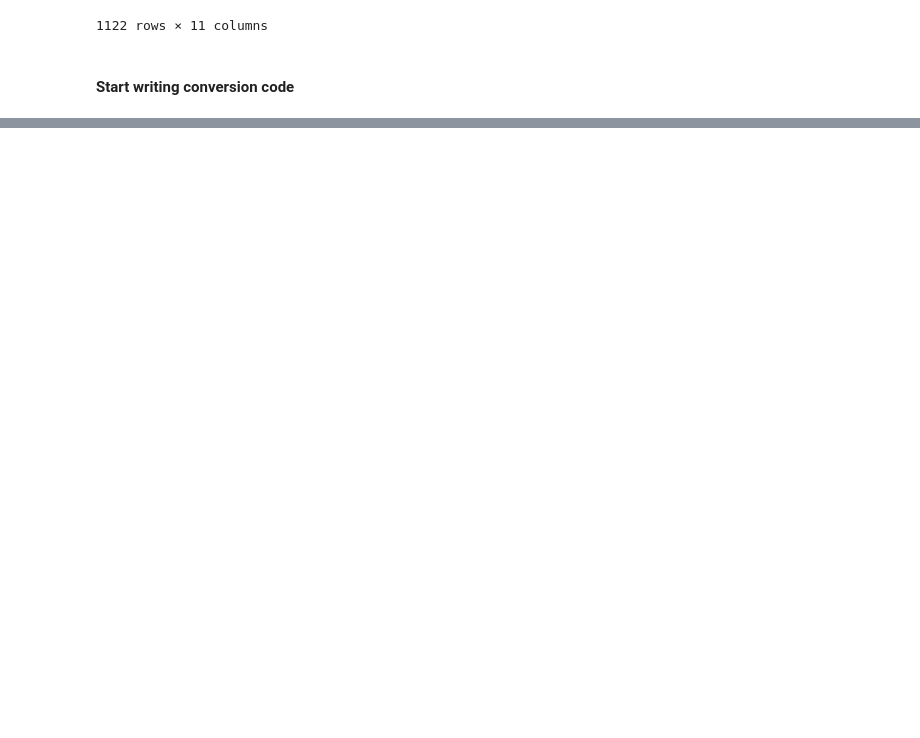
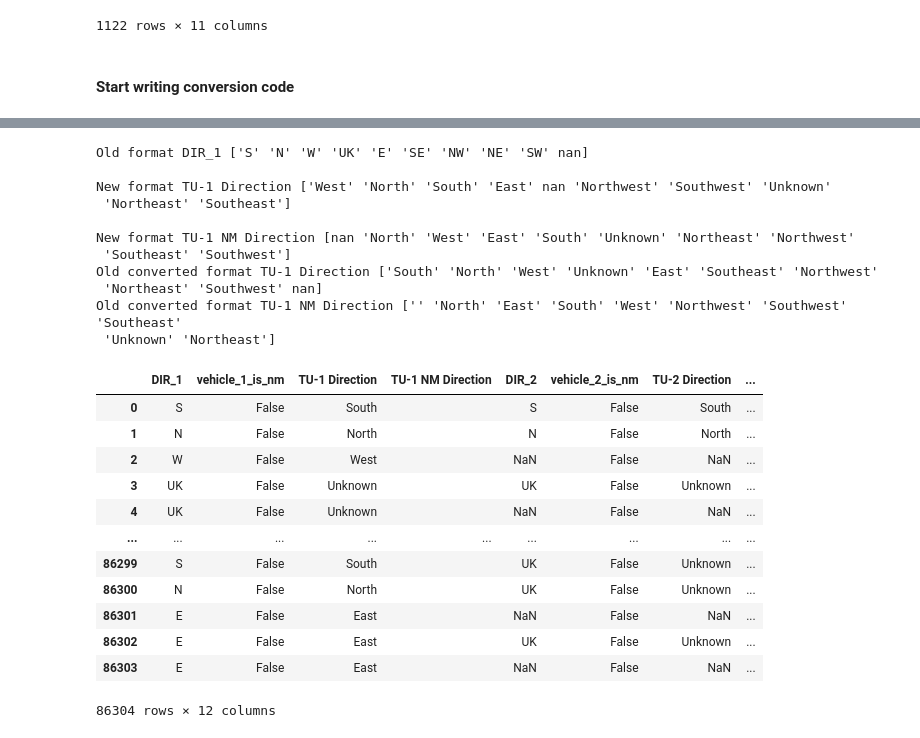
Before and after one commit to haley-northrup/beautiful_cos_data_analysis, a Jupyter notebook: sandbox/CDOT_convert_old_to_new_format-part2-scratch.ipynb, the cells around one changed output, grey strips where cells are left out. Cells and saved outputs as stored; diff of their text form; code cells hidden in the pictures; blank space fills up the shorter version.

```diff
--- a/sandbox/CDOT_convert_old_to_new_format-part2-scratch.ipynb
+++ b/sandbox/CDOT_convert_old_to_new_format-part2-scratch.ipynb
@@ -392,0 +423,64 @@ map_vehicle_x = {'HIT & RUN - UNKNOWN': '',
+# %%
+# Direction
+# ************************
+
+# Convert DIR_X (old column) to TU-X Direction and TU-X NM Direction (new column)
+# Convert enum values
+
+# Direction
+old_column = 'DIR_1'
+new_column = 'TU-1 Direction'
+new_column2 = 'TU-1 NM Direction'
+
+print(f"Old format {old_column}", cdot_old_pdf[old_column].unique())
+print()
+print(f"New format {new_column}", cdot_new_pdf[new_column].unique())
+print()
+print(f"New format {new_column2}", cdot_new_pdf[new_column2].unique())
+
+map_direction_x = {'S': 'South',
+                   'N': 'North',
+                   'W': 'West',
+                   'UK': 'Unknown',
+                   'E': 'East',
+                   'SE': 'Southeast',
+                   'NW': 'Northwest',
+                   'NE': 'Northeast',
+                   'SW': 'Southwest',
+                }
+
+for x in ['1', '2', '3']:
+    cdot_old_pdf.loc[cdot_old_pdf[f"vehicle_{x}_is_nm"] == True, f"TU-{x} NM Direction"] = cdot_old_pdf[f"DIR_{x}"].map(map_direction_x)
+    cdot_old_pdf.loc[cdot_old_pdf[f"vehicle_{x}_is_nm"] == False, f"TU-{x} Direction"] = cdot_old_pdf[f"DIR_{x}"].map(map_direction_x)
+
+print(f"Old converted format {new_column}", cdot_old_pdf[new_column].unique())
+print(f"Old converted format {new_column2}", cdot_old_pdf[new_column2].unique())
+
+display(cdot_old_pdf[['DIR_1', 'vehicle_1_is_nm', 'TU-1 Direction', 'TU-1 NM Direction',
+                      'DIR_2', 'vehicle_2_is_nm', 'TU-2 Direction', 'TU-2 NM Direction',
+                      'DIR_3', 'vehicle_3_is_nm', 'TU-3 Direction', 'TU-3 NM Direction']])
+# %% [output]
+Old format DIR_1 ['S' 'N' 'W' 'UK' 'E' 'SE' 'NW' 'NE' 'SW' nan]
+
+New format TU-1 Direction ['West' 'North' 'South' 'East' nan 'Northwest' 'Southwest' 'Unknown'
+ 'Northeast' 'Southeast']
+
+New format TU-1 NM Direction [nan 'North' 'West' 'East' 'South' 'Unknown' 'Northeast' 'Northwest'
+ 'Southeast' 'Southwest']
+Old converted format TU-1 Direction ['South' 'North' 'West' 'Unknown' 'East' 'Southeast' 'Northwest'
+ 'Northeast' 'Southwest' nan]
+Old converted format TU-1 NM Direction ['' 'North' 'East' 'South' 'West' 'Northwest' 'Southwest' 'Southeast'
+ 'Unknown' 'Northeast']
+|  | DIR_1 | vehicle_1_is_nm | TU-1 Direction | TU-1 NM Direction | DIR_2 | vehicle_2_is_nm | TU-2 Direction | ... |
+| 0 | S | False | South |  | S | False | South | ... |
+| 1 | N | False | North |  | N | False | North | ... |
+| 2 | W | False | West |  | NaN | False | NaN | ... |
+| 3 | UK | False | Unknown |  | UK | False | Unknown | ... |
+| 4 | UK | False | Unknown |  | NaN | False | NaN | ... |
+| ... | ... | ... | ... | ... | ... | ... | ... | ... |
+| 86299 | S | False | South |  | UK | False | Unknown | ... |
+| 86300 | N | False | North |  | UK | False | Unknown | ... |
+| 86301 | E | False | East |  | NaN | False | NaN | ... |
+| 86302 | E | False | East |  | UK | False | Unknown | ... |
+| 86303 | E | False | East |  | NaN | False | NaN | ... |
+86304 rows × 12 columns
```
Also changed, not shown: parts of 13 cells of this notebook, 3 other files.
